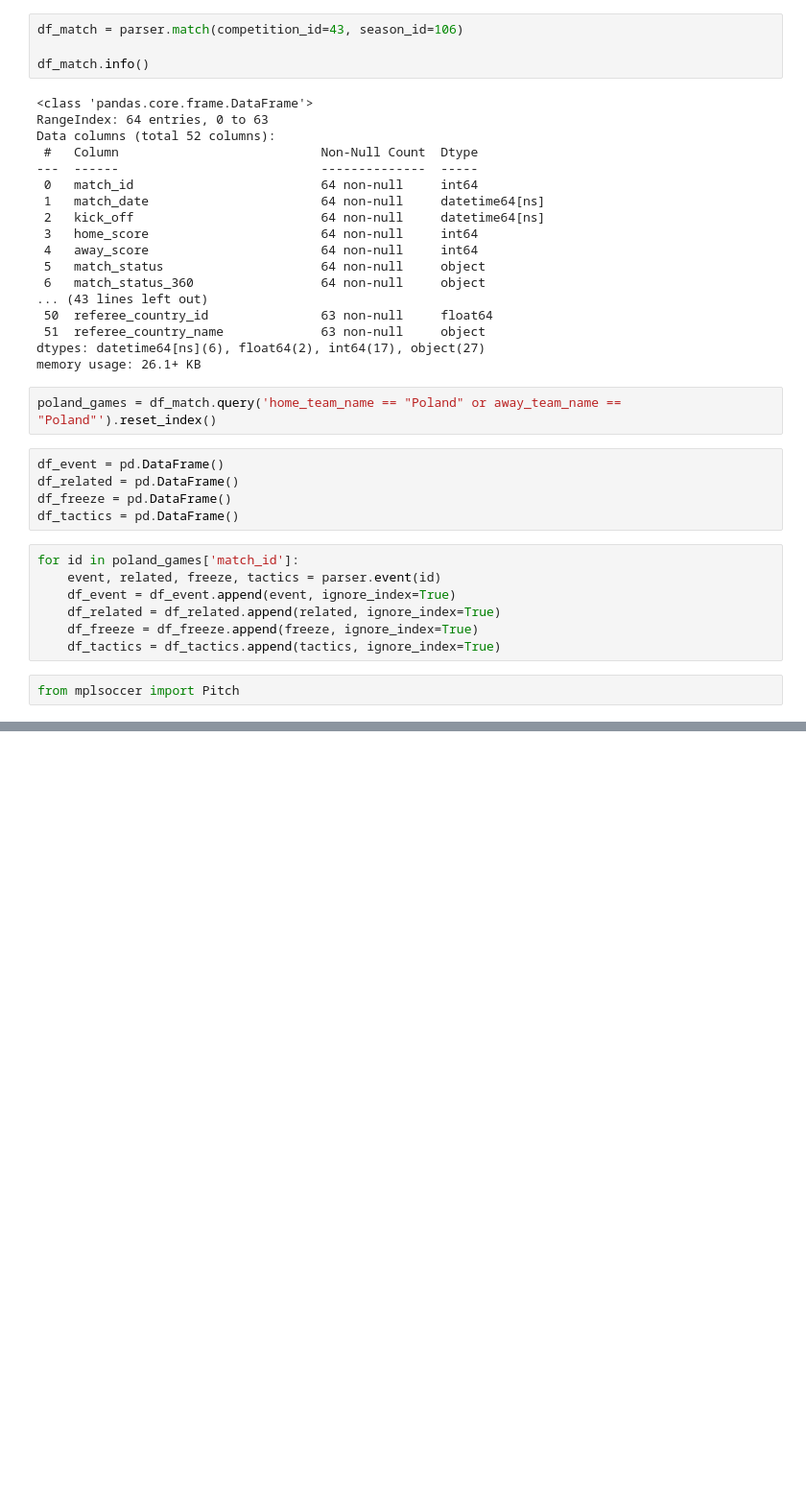
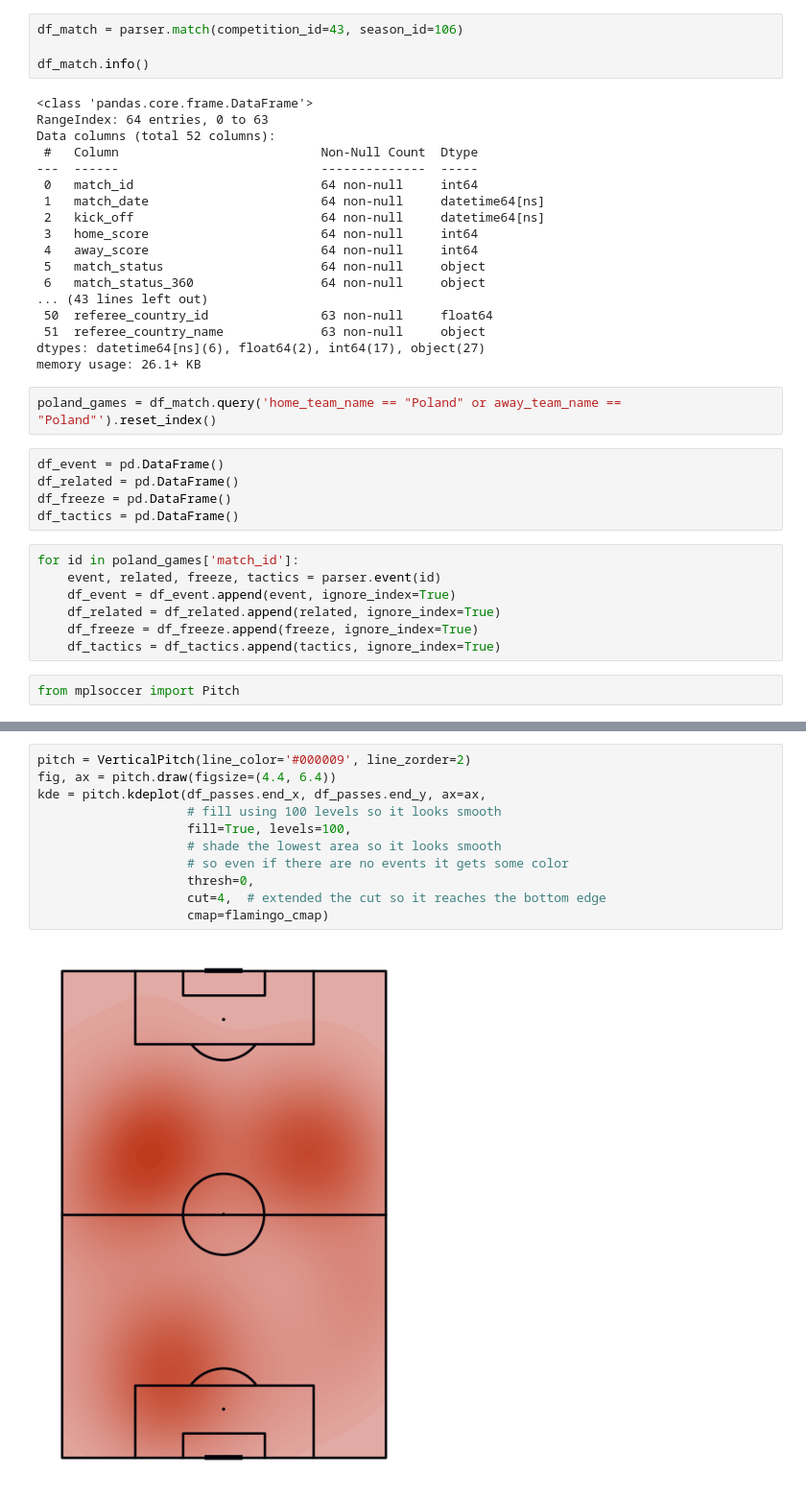
Before and after one commit to jaceksta/PassSonars, a Jupyter notebook: sonars.ipynb, the cells around one changed output, grey strips where cells are left out. Shown at 96% size. Cells and saved outputs as stored; diff of their text form; blank space fills up the shorter version.

```diff
--- a/sonars.ipynb
+++ b/sonars.ipynb
@@ -128,0 +231,13 @@ plt.show()
+# %%
+pitch = VerticalPitch(line_color='#000009', line_zorder=2)
+fig, ax = pitch.draw(figsize=(4.4, 6.4))
+kde = pitch.kdeplot(df_passes.end_x, df_passes.end_y, ax=ax,
+                    # fill using 100 levels so it looks smooth
+                    fill=True, levels=100,
+                    # shade the lowest area so it looks smooth
+                    # so even if there are no events it gets some color
+                    thresh=0,
+                    cut=4,  # extended the cut so it reaches the bottom edge
+                    cmap=flamingo_cmap)
+# %% [output]
+[figure, added]
```
Also changed, not shown: parts of 8 cells of this notebook.
